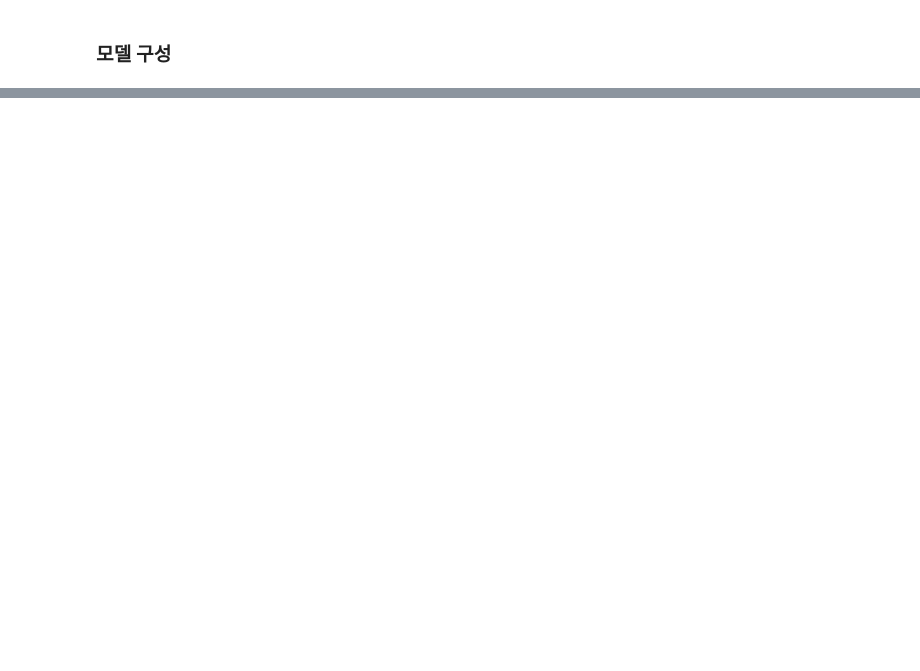
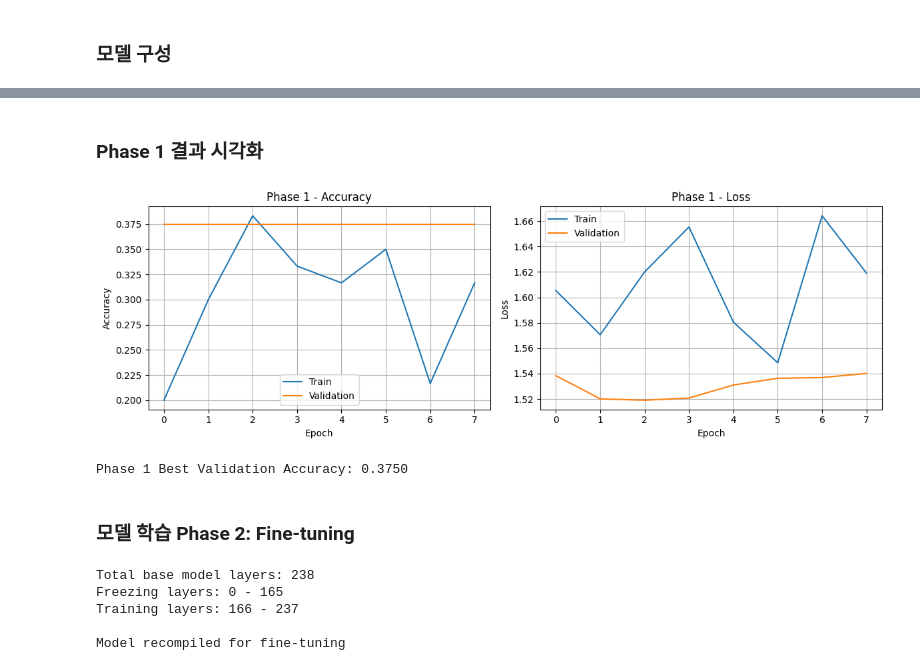
Before and after one commit to AcneLog/AcneLog_AI, a Jupyter notebook: model.ipynb, the cells around one changed output, grey strips where cells are left out. Saved outputs shown, nothing was run; the diff lists cells and outputs as text; code cells hidden in the pictures; blank space fills up the shorter version.

```diff
--- a/model.ipynb
+++ b/model.ipynb
@@ -69,0 +169,12 @@ datagen = ImageDataGenerator(
+# %%
+# 데이터 증강 (보수적으로)
+datagen = ImageDataGenerator(
+    rotation_range=15,           # 회전 각도
+    width_shift_range=0.1,       # 가로 이동
+    height_shift_range=0.1,      # 세로 이동
+    horizontal_flip=True,        # 좌우 반전
+    zoom_range=0.1,              # 줌
+    fill_mode='nearest'          # 빈 공간 채우기
+)
+
+print("데이터 증강 설정 완료")
@@ -81,0 +303,62 @@ model.compile(optimizer='adam', loss='categorical_crossentropy', metrics=['accur
+# %% [markdown]
+### Phase 1 결과 시각화
+# %%
+plt.figure(figsize=(12, 4))
+
+plt.subplot(1, 2, 1)
+plt.plot(history1.history['accuracy'], label='Train')
+plt.plot(history1.history['val_accuracy'], label='Validation')
+plt.title('Phase 1 - Accuracy')
+plt.xlabel('Epoch')
+plt.ylabel('Accuracy')
+plt.legend()
+plt.grid(True)
+
+plt.subplot(1, 2, 2)
+plt.plot(history1.history['loss'], label='Train')
+plt.plot(history1.history['val_loss'], label='Validation')
+plt.title('Phase 1 - Loss')
+plt.xlabel('Epoch')
+plt.ylabel('Loss')
+plt.legend()
+plt.grid(True)
+
+plt.tight_layout()
+plt.show()
+
+# 최고 성능 출력
+best_val_acc_phase1 = max(history1.history['val_accuracy'])
+print(f"\nPhase 1 Best Validation Accuracy: {best_val_acc_phase1:.4f}")
+# %% [output]
+[figure, added]
+Phase 1 Best Validation Accuracy: 0.3750
+# %% [markdown]
+### 모델 학습 Phase 2: Fine-tuning
+# %%
+# Base model의 일부 레이어만 학습 가능하게 설정
+base_model.trainable = True
+
+# 마지막 30%만 학습
+fine_tune_at = int(len(base_model.layers) * 0.7)
+
+print(f"Total base model layers: {len(base_model.layers)}")
+print(f"Freezing layers: 0 - {fine_tune_at-1}")
+print(f"Training layers: {fine_tune_at} - {len(base_model.layers)-1}")
+
+for layer in base_model.layers[:fine_tune_at]:
+    layer.trainable = False
+
+# 낮은 learning rate로 재컴파일
+model.compile(
+    optimizer=tf.keras.optimizers.Adam(learning_rate=FINE_TUNE_LR),
+    loss='categorical_crossentropy',
+    metrics=['accuracy']
+)
+
+print("\nModel recompiled for fine-tuning")
+# %% [output]
+Total base model layers: 238
+Freezing layers: 0 - 165
+Training layers: 166 - 237
+
+Model recompiled for fine-tuning
```
Also changed, not shown: parts of 39 cells of this notebook, 5 other files.
